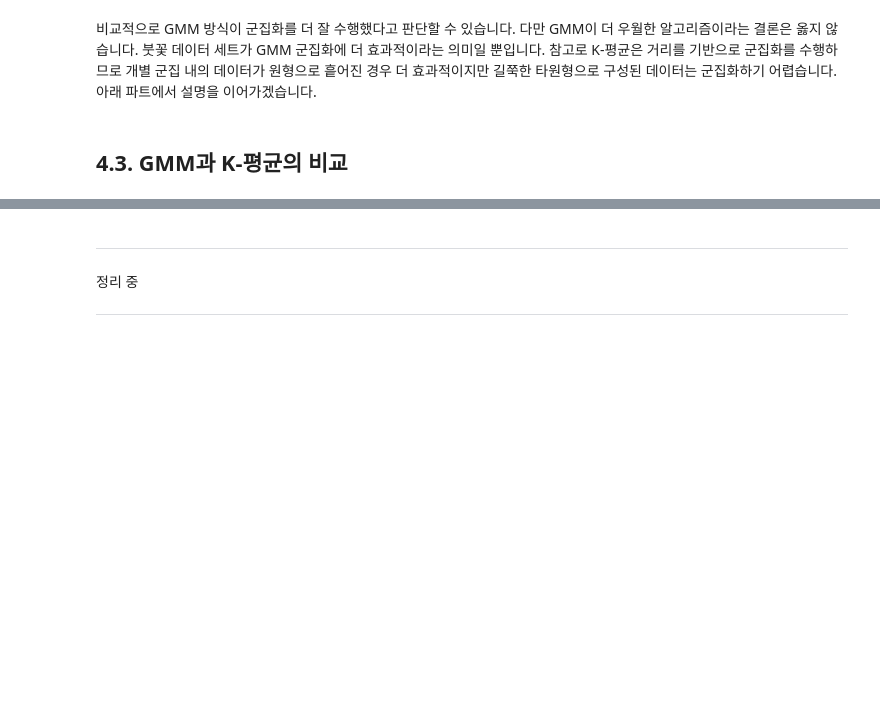
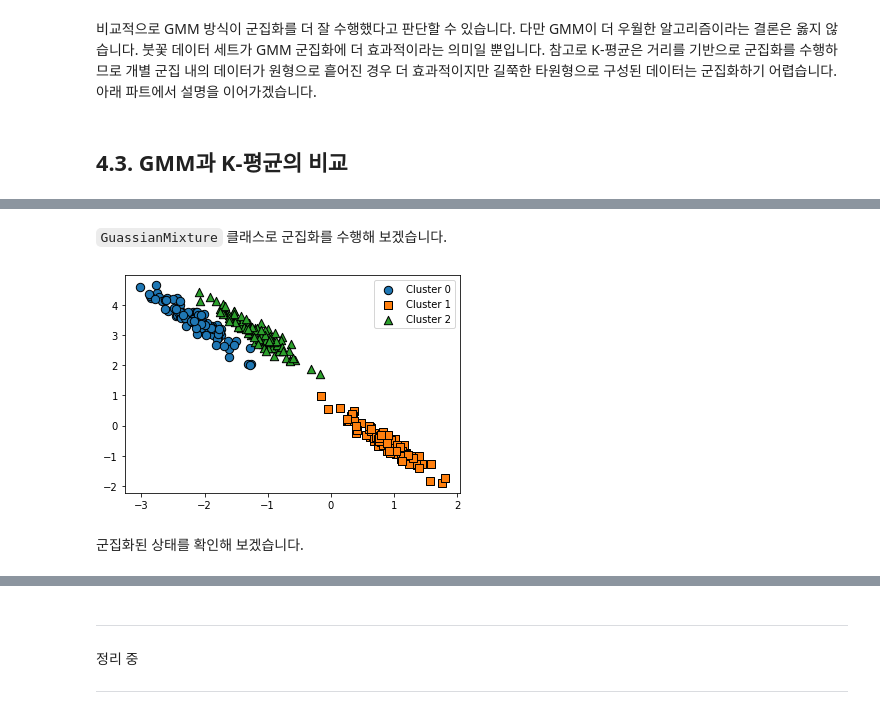
Before and after one commit to LeeSeungwon89/Machine-learning_Theory, a Jupyter notebook: CHAPTER7 군집화.ipynb, the cells around one changed output, grey strips where cells are left out. Drawn from its saved outputs; the diff is of its cells as text; code cells hidden in the pictures; blank space fills up the shorter version.

```diff
--- a/CHAPTER7 군집화.ipynb
+++ b/CHAPTER7 군집화.ipynb
@@ -570,0 +639,13 @@ Name: gmm_cluster, dtype: int64
+# %% [markdown]
+`GuassianMixture` 클래스로 군집화를 수행해 보겠습니다.
+# %%
+gmm = GaussianMixture(n_components=3, random_state=0)
+gmm_label = gmm.fit_predict(X_aniso)
+clusterDF['gmm_label'] = gmm_label
+
+# GMM은 군집의 중심 좌표를 구할 수 없으므로 `iscenter`를 `False`로 지정합니다.
+visualize_cluster_plot(gmm, clusterDF, 'gmm_label', iscenter=False)
+# %% [output]
+[figure, added]
+# %% [markdown]
+군집화된 상태를 확인해 보겠습니다.
```
Also changed, not shown: parts of 10 cells of this notebook.
